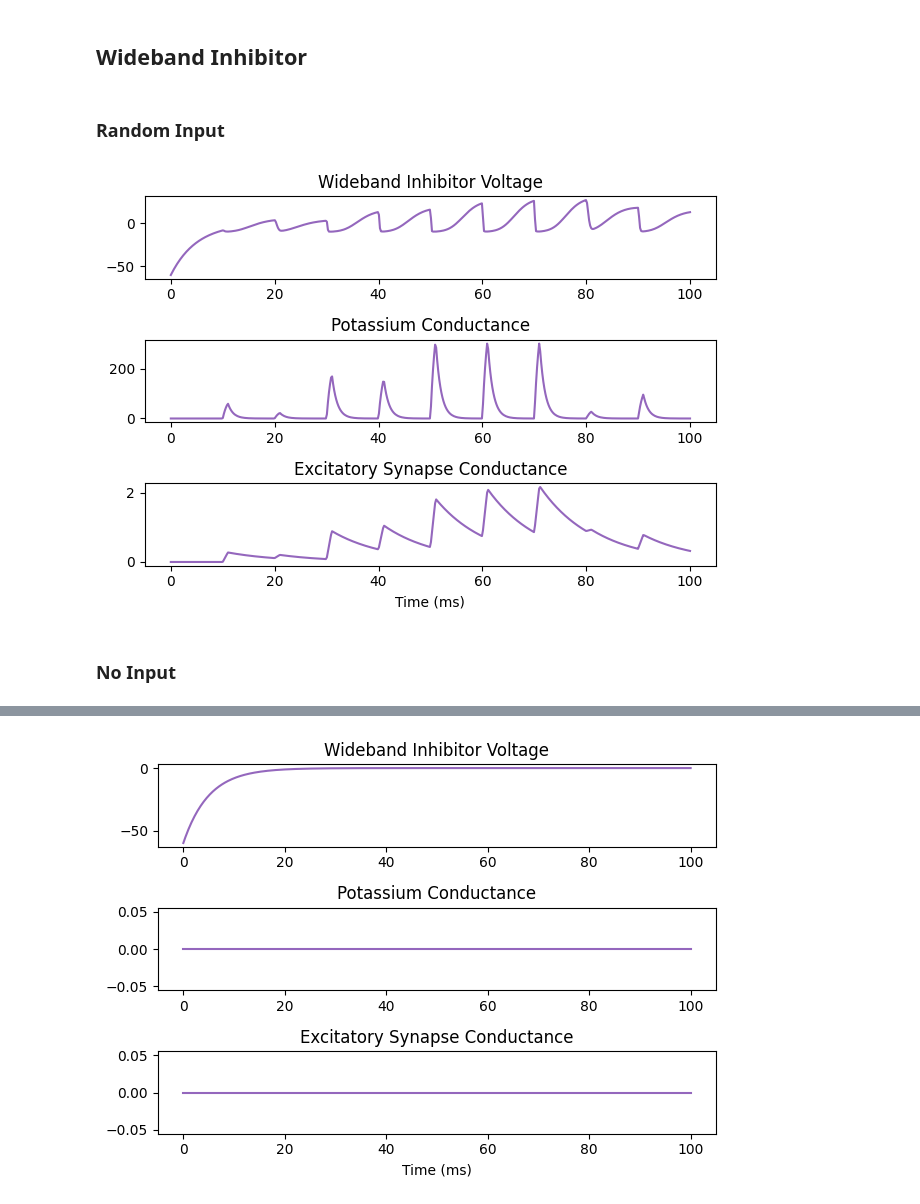
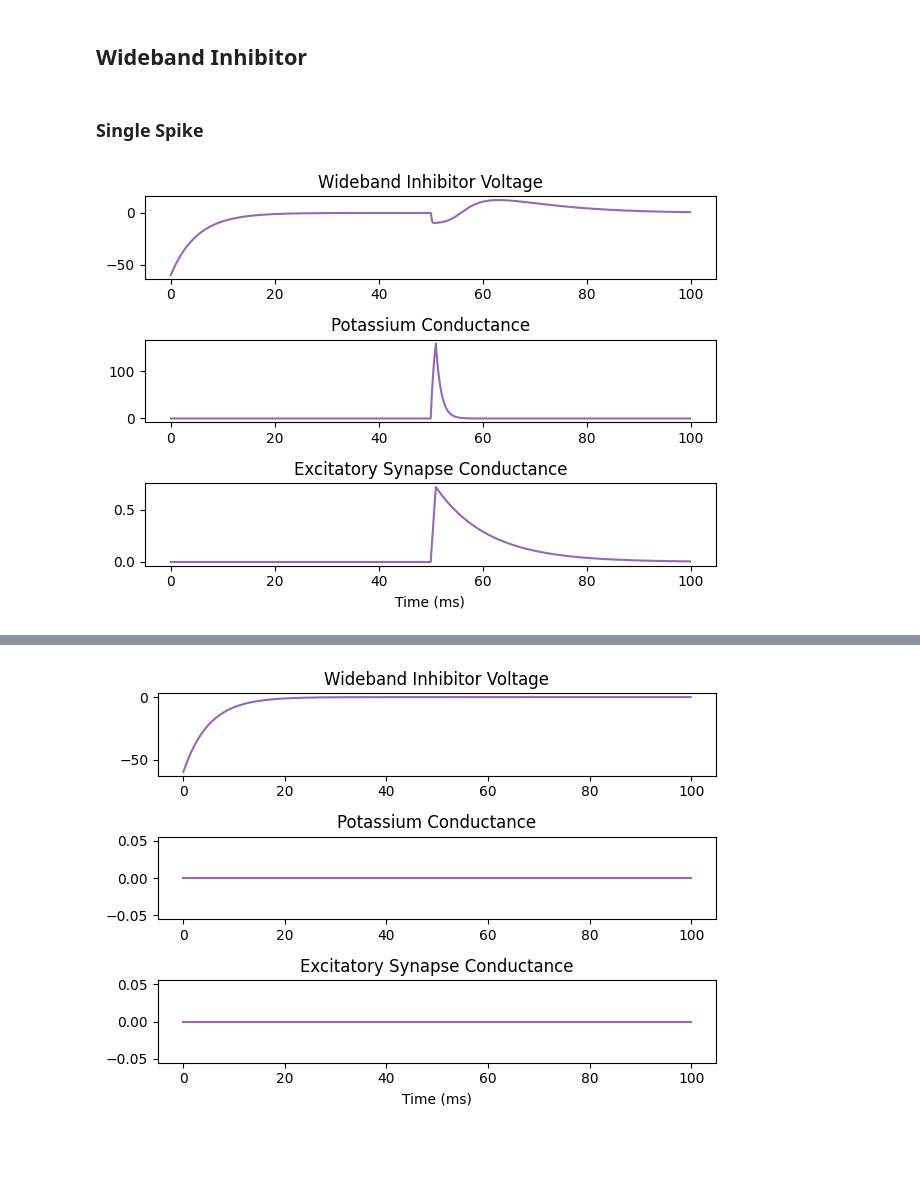
Before and after one commit to kedoxey/DCN_model, a Jupyter notebook: notebooks/neuromime_model.ipynb, the cells around one changed output, grey strips where cells are left out. Saved outputs shown, nothing was run; the diff lists cells and outputs as text; code cells hidden in the pictures; blank space fills up the shorter version.

```diff
--- a/notebooks/neuromime_model.ipynb
+++ b/notebooks/neuromime_model.ipynb
@@ -55,0 +73,7 @@ def run_cell(ode, ics, t, params, cell_type, color, sim_name):
+# %%
+t_train = [20*i for i in range(1,6)]
+s_train = [np.random.randint(1,200) for i in t_train]
+s_train = [150 for i in range(5)]
+
+for t_i, s_i in zip(t_train, s_train):
+    print(f'{s_i} spikes at {t_i}s')
@@ -75,3 +105,3 @@ gex0 = 0
 # %%
-run_cell(returns_dvdt, (v0, gk0, gex0), ts, (tm, tk, bk, ek, tex, sigmaex, eex, thresh), 'Principal Cell', 'tab:red', '')
+run_cell(returns_dvdt, [v0, gk0, gex0], ts, (tm, tk, bk, ek, tex, sigmaex, eex, t_single, s_single), 'Principal Cell', 'tab:red', '')
 # %% [output]
@@ -80,0 +111,2 @@ run_cell(returns_dvdt, (v0, gk0, gex0), ts, (tm, tk, bk, ek, tex, sigmaex, eex,
+# %%
+run_cell(returns_dvdt, (v0, gk0, gex0), ts, (tm, tk, bk, ek, tex, sigmaex, eex, t_train, s_train), 'Principal Cell', 'tab:red', '')
@@ -81,7 +117,7 @@ run_cell(returns_dvdt, (v0, gk0, gex0), ts, (tm, tk, bk, ek, tex, sigmaex, eex,
 # %%
 bk = 0
 sigmaex = 0
-run_cell(returns_dvdt, (v0, gk0, gex0), ts, (tm, tk, bk, ek, tex, sigmaex, eex, thresh), 'Principal Cell', 'tab:red', '')
+run_cell(returns_dvdt, (v0, gk0, gex0), ts, (tm, tk, bk, ek, tex, sigmaex, eex, t_train, s_train), 'Principal Cell', 'tab:red', '')
 # %% [output]
 [figure]
 # %% [markdown]
@@ -101,11 +137,9 @@ eex = 70
 v0 = -60
 gk0 = 0
 gex0 = 0
-# %% [markdown]
-### Random Input
+# %% [markdown]
+### Single Spike
 # %%
-run_cell(returns_dvdt, (v0, gk0, gex0), ts, (tm, tk, bk, ek, tex, sigmaex, eex, thresh), 'Wideband Inhibitor', 'tab:purple', '')
+run_cell(returns_dvdt, (v0, gk0, gex0), ts, (tm, tk, bk, ek, tex, sigmaex, eex, t_single, s_single), 'Wideband Inhibitor', 'tab:purple', '')
 # %% [output]
-[figure, old version]
+[figure, new version]
-# %% [markdown]
-### No Input
```
Also changed, not shown: parts of 29 cells of this notebook, 16 other files.
